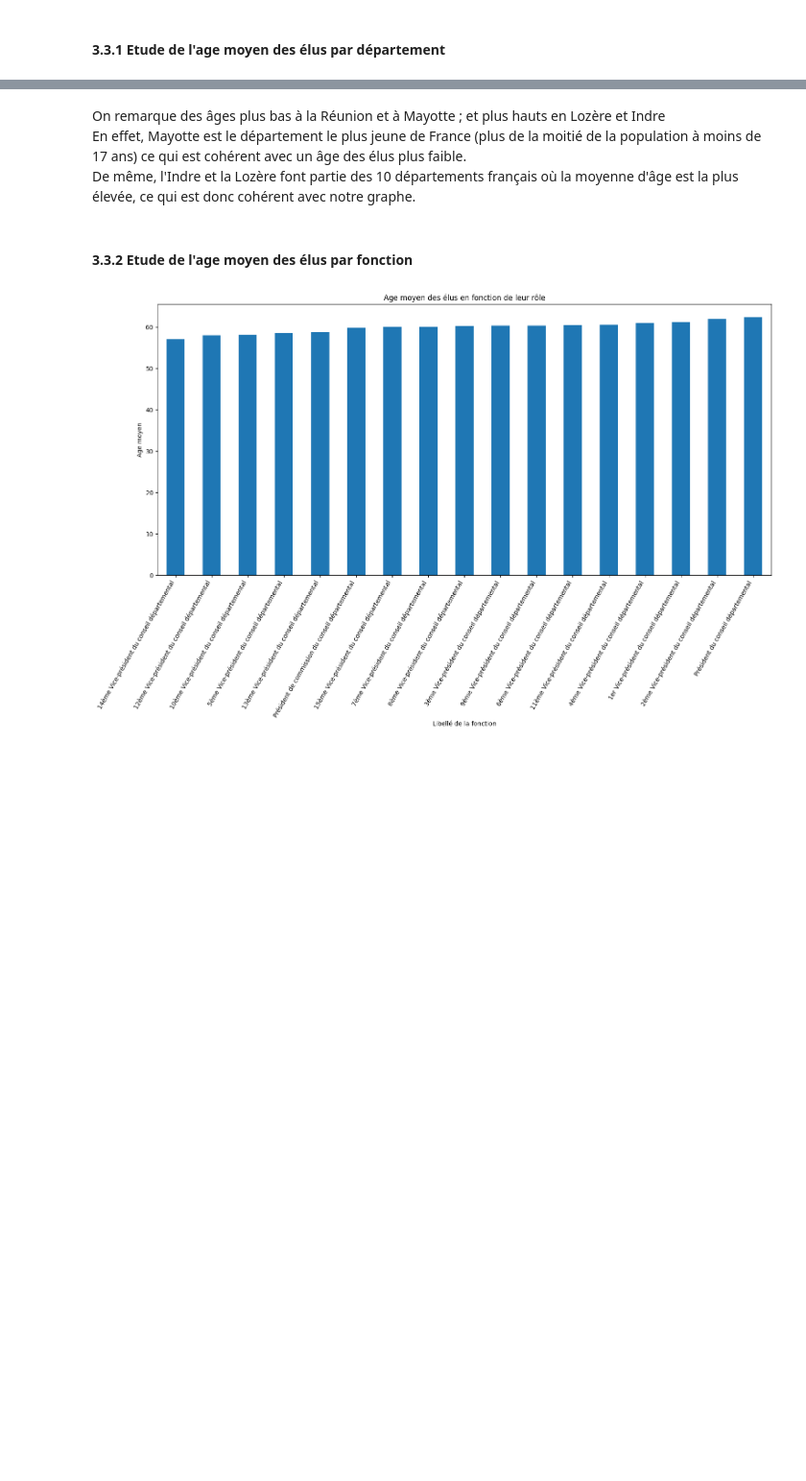
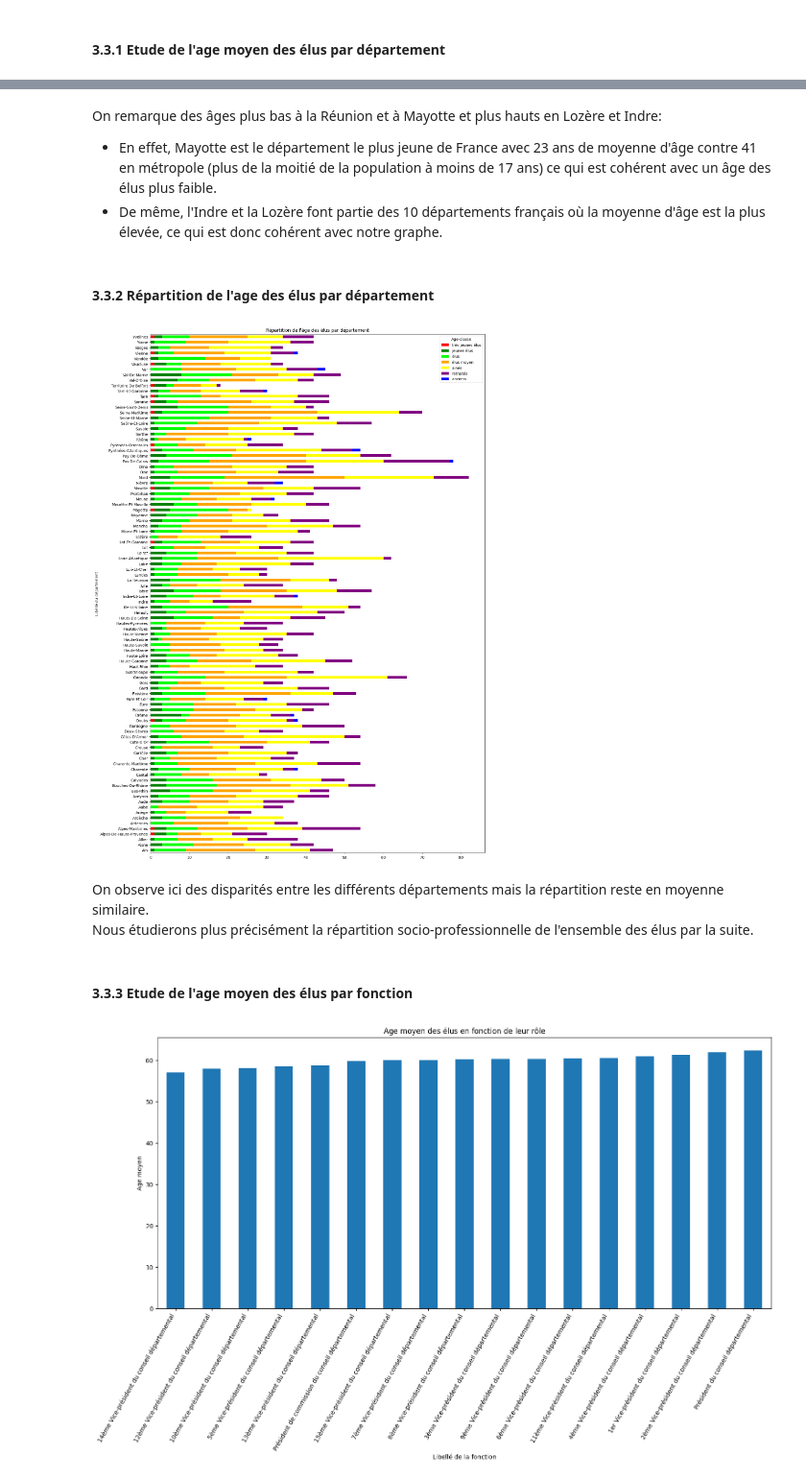
Before and after one commit to matyseyheraguibel/analyse_elus_MatysMaxime, a Jupyter notebook: Analyse_dataset_elus_departementaux.ipynb, the cells around one changed output, grey strips where cells are left out. Shown at 96% size. Cells and saved outputs as stored; diff of their text form; code cells hidden in the pictures; blank space fills up the shorter version.

```diff
--- a/Analyse_dataset_elus_departementaux.ipynb
+++ b/Analyse_dataset_elus_departementaux.ipynb
@@ -478,8 +513,20 @@ plt.show()
 # %% [markdown]
-On remarque des âges plus bas à la Réunion et à Mayotte ; et plus hauts en Lozère et Indre <br>
-En effet, Mayotte est le département le plus jeune de France (plus de la moitié de la population à moins de 17 ans) ce qui est cohérent avec un âge des élus plus faible. <br>De même, l'Indre et la Lozère font partie des 10 départements français où la moyenne d'âge est la plus élevée, ce qui est donc cohérent avec notre graphe.
+On remarque des âges plus bas à la Réunion et à Mayotte et plus hauts en Lozère et Indre: <br>
+- En effet, Mayotte est le département le plus jeune de France avec 23 ans de moyenne d'âge contre 41 en métropole (plus de la moitié de la population à moins de 17 ans) ce qui est cohérent avec un âge des élus plus faible. <br>
+- De même, l'Indre et la Lozère font partie des 10 départements français où la moyenne d'âge est la plus élevée, ce qui est donc cohérent avec notre graphe.
+# %% [markdown]
+#### 3.3.2 Répartition de l'age des élus par département
+# %%
+parage=dfbase.groupby(by=["Libellé du département","Age-classe"]).size().unstack("Age-classe")
+parage.plot(kind="barh", stacked = True, color={"red", "orange","yellow","lime","green","blue","purple"}, figsize=(16,25))
+plt.title("Répartition de l'âge des élus par département")
+plt.show()
+# %% [output]
+[figure, added]
+# %% [markdown]
+On observe ici des disparités entre les différents départements mais la répartition reste en moyenne similaire.<br> Nous étudierons plus précisément la répartition socio-professionnelle de l'ensemble des élus par la suite.
 # %% [markdown]
-#### 3.3.2 Etude de l'age moyen des élus par fonction
+#### 3.3.3 Etude de l'age moyen des élus par fonction
 # %%
 grouppres=dfbase.groupby(by="Libellé de la fonction")
 
```
Also changed, not shown: parts of 52 cells of this notebook, 1 other file.
